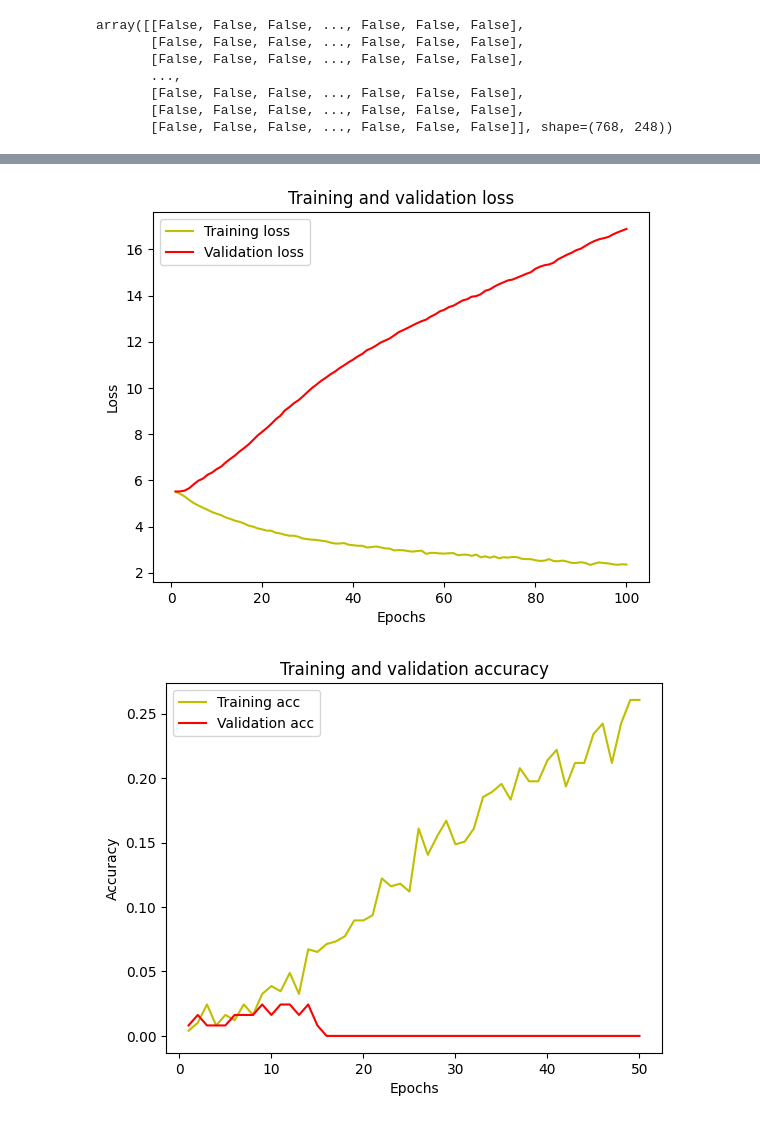
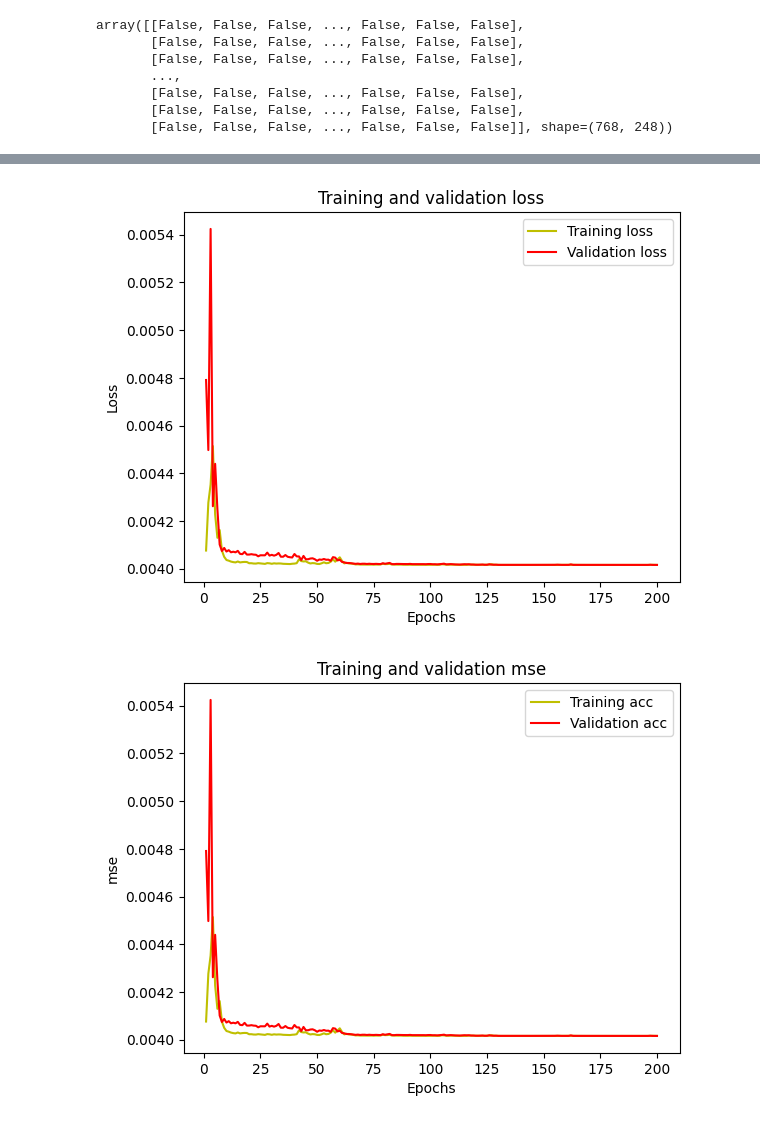
Before and after one commit to Kang-TH/ML_class, a Jupyter notebook: 5주차/BMI_DL.ipynb, the cells around one changed output, grey strips where cells are left out. Drawn from its saved outputs; the diff is of its cells as text; code cells hidden in the pictures.

```diff
--- a/5주차/BMI_DL.ipynb
+++ b/5주차/BMI_DL.ipynb
@@ -92,5 +90,7 @@ Index(['Pregnancies', 'Glucose', 'BloodPressure', 'SkinThickness', 'Insulin',
        'BMI', 'DiabetesPedigreeFunction', 'Age', 'Outcome'],
       dtype='object')
 # %%
-X=df.drop('BMI',axis=1)
+X=df.drop(['BMI','Outcome'],axis=1)
 y=df['BMI']
+
+y
@@ -108,9 +121,7 @@ Y = pd.get_dummies(y).values
 
 
 X_train, X_test, Y_train, Y_test = train_test_split(
-    X, Y, test_size=0.2, stratify=None, random_state=42
-
-)
+    X, Y, test_size=0.2, random_state=42)
 # %%
 df # 모든 컬럼 값이 숫자로 변경되었는지 확인
 # %% [output]
@@ -161,15 +172,18 @@ X_train.shape, X_test.shape, Y_train.shape, Y_test.shape  # 각 데이터의 sha
 # -----------------------------
 # 2) 모델 구성
 # -----------------------------
-model = models.Sequential([
-    layers.Dense(64, activation="relu", input_shape=(X.shape[1],)),
-    layers.Dropout(0.3),
-    layers.Dense(32, activation="relu"),
-    layers.Dense(Y.shape[1], activation="softmax")   # 클래스 수 맞춤
-])
+from keras.models import Sequential
+from keras.layers import Dense
+from keras.optimizers import SGD,Adam
 
-model.compile(
-    optimizer="adam",
-    loss="categorical_crossentropy",   # one-hot이면 categorical_crossentropy
-    metrics=["accuracy"]
-)
+
+model = Sequential()
+
+model.add(Dense(64,input_shape=(X.shape[1],),activation='relu'))
+model.add(Dense(32,activation='relu'))
+model.add(Dense(16,activation='relu'))
+model.add(Dense(1))
+
+model.compile(optimizer = 'adam', loss = 'mse', metrics = ['mse'])
+
+model.summary()
@@ -180,8 +210,8 @@ model.compile(
 history = model.fit(
     X_train, Y_train,
     validation_split=0.2,
-    epochs=100,
-    batch_size=16,
+    epochs=200,
+    batch_size=8,
     verbose=1
 )
 # %% [output]
@@ -236,20 +266,20 @@ plt.ylabel('Loss')
 plt.legend()
 plt.show()
 # %% [output]
-[figure, old version]
+[figure, new version]
 # %%
 
-acc = history.history['accuracy']
-val_acc = history.history['val_accuracy']
+acc = history.history['mse']
+val_acc = history.history['val_mse']
 plt.plot(epochs, acc, 'y', label='Training acc')
 plt.plot(epochs, val_acc, 'r', label='Validation acc')
-plt.title('Training and validation accuracy')
+plt.title('Training and validation mse')
 plt.xlabel('Epochs')
-plt.ylabel('Accuracy')
+plt.ylabel('mse')
 plt.legend()
 plt.show()
 # %% [output]
-[figure, old version]
+[figure, new version]
 # %%
 #Accuracy of the predicted values
 from sklearn.metrics import classification_report,confusion_matrix
```
Also changed, not shown: parts of 9 cells of this notebook.
